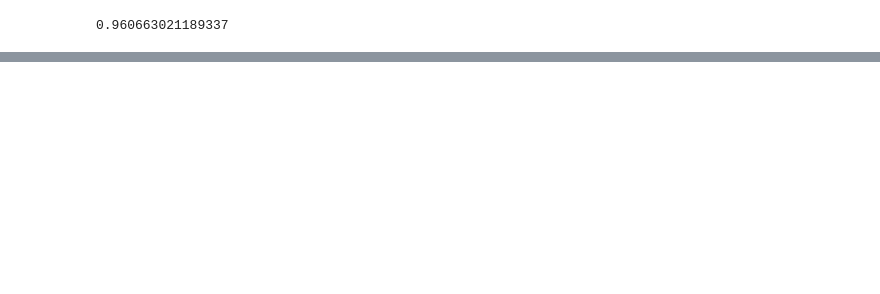
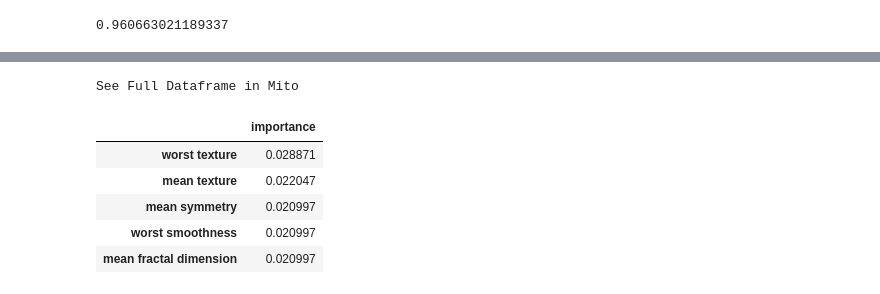
Before and after one commit to felbuch/Python_EPGE, a Jupyter notebook: 10-Aulas/15 - DataScience.ipynb, the cells around one changed output, grey strips where cells are left out. Drawn from its saved outputs; the diff is of its cells as text; code cells hidden in the pictures; blank space fills up the shorter version.

Commit message:
Discute Permutation Importance

```diff
--- a/10-Aulas/15 - DataScience.ipynb
+++ b/10-Aulas/15 - DataScience.ipynb
@@ -334,0 +331,3 @@ KNeighborsClassifier(n_neighbors=1)
+# %%
+melhor_modelo = gscv.best_estimator_
+melhor_modelo
@@ -334,0 +340,3 @@ KNeighborsClassifier(n_neighbors=1)
+# %%
+feature_importance = permutation_importance(melhor_modelo, Xtrn,ytrn, scoring='accuracy')
+feature_importance
@@ -334,0 +361,13 @@ KNeighborsClassifier(n_neighbors=1)
+# %%
+(pd.DataFrame(feature_importance['importances_mean'], index=X.columns, columns=['importance']).
+ sort_values('importance', ascending=False).
+ head()
+)
+# %% [output]
+See Full Dataframe in Mito
+|  | importance |
+| worst texture | 0.028871 |
+| mean texture | 0.022047 |
+| mean symmetry | 0.020997 |
+| worst smoothness | 0.020997 |
+| mean fractal dimension | 0.020997 |
```
Also changed, not shown: parts of 19 cells of this notebook.
